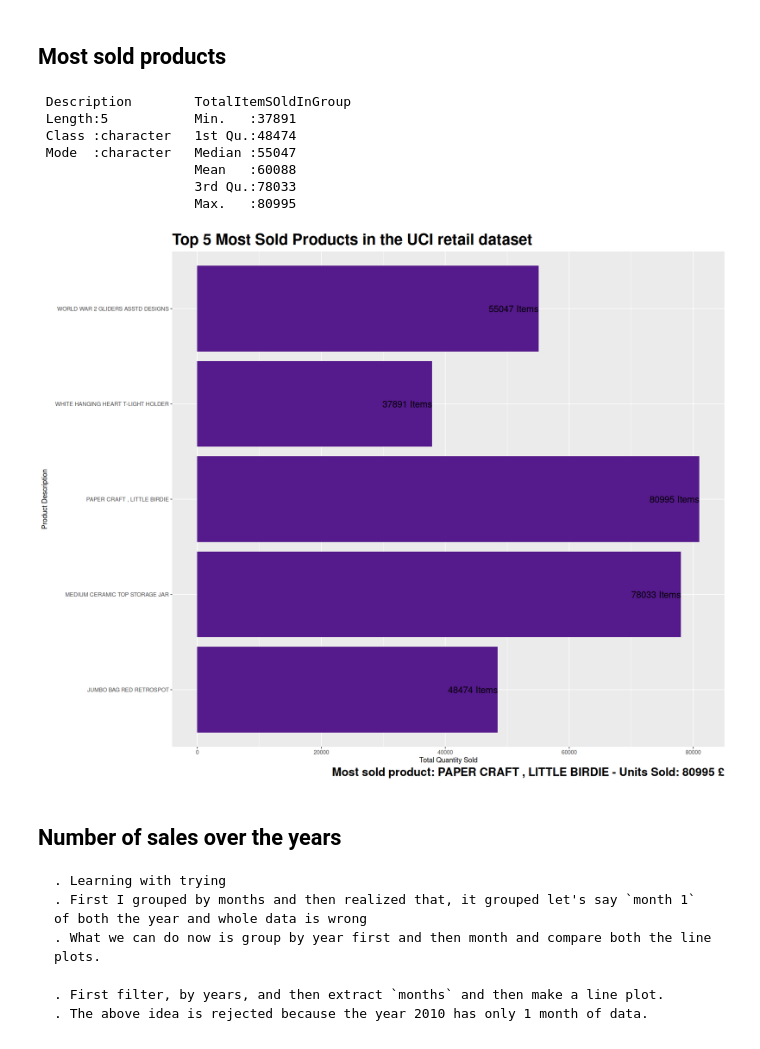
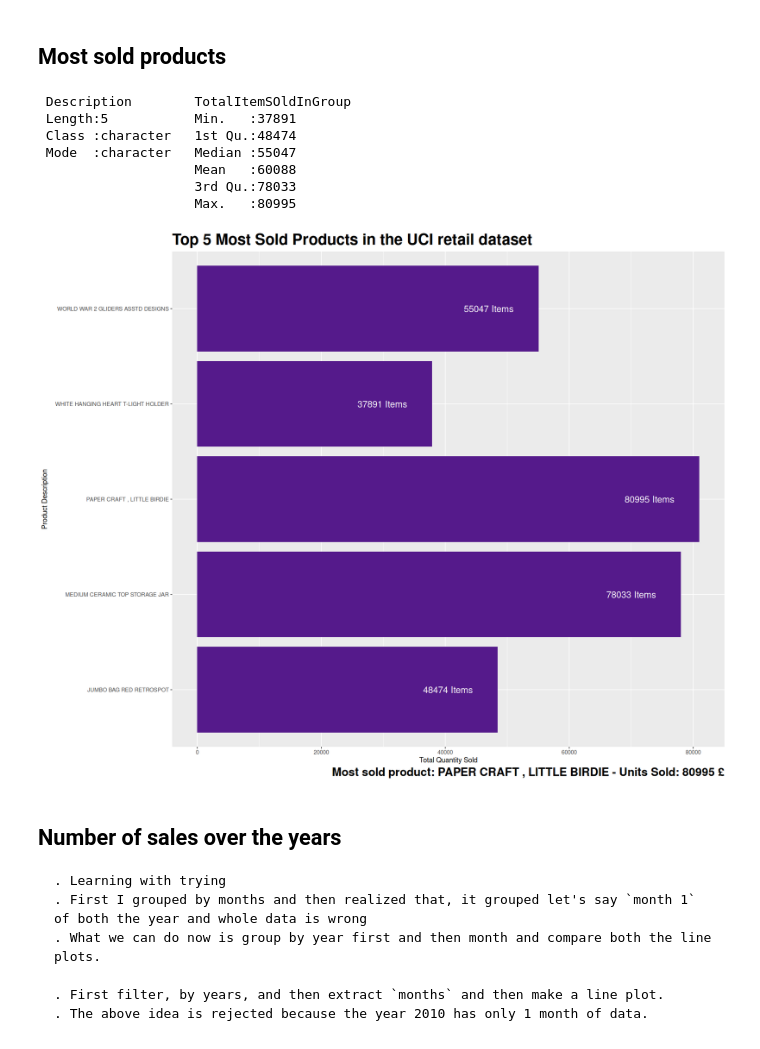
Before and after one commit to Aavash232311/DSC-105-Group-Project-, a Jupyter notebook: data.ipynb, the cells around one changed output. Cells and saved outputs as stored; diff of their text form; code cells hidden in the pictures.

Commit message:
ggplot bar chart of top 5 most sold product, bin label color contrast fixed

```diff
--- a/data.ipynb
+++ b/data.ipynb
@@ -215,36 +215,36 @@ summarized_by_product <- summarise(grouped_products, TotalItemSOldInGroup = sum(
 #    p1      1
 #    group_by greats group, and sum does the summing of those, with na.rm ignoring values
 #    p1      (1, 1)
 #    p2      (2)
 # */
 ordered_by_product_sold <- summarized_by_product[order(summarized_by_product$TotalItemSOldInGroup, decreasing=TRUE), ] # why order because it gives the indices
 top_5_items_sold <- head(ordered_by_product_sold, 5)
 
 # stat="identity" meaning the value of the chart are directly determined by y-values, by default stat="count" uses height as frequency
 ggplot(top_5_items_sold, aes(x=Description, y=TotalItemSOldInGroup)) + geom_bar(stat = "identity", fill="purple4") +
 labs(
     title = "Top 5 Most Sold Products in the UCI retail dataset",
     x = "Product Description",
     y = "Total Quantity Sold",
     caption = paste("Most sold product:", top_5_items_sold$Description[1],
                     "- Units Sold:", top_5_items_sold$TotalItemSOldInGroup[1], "£")
 ) + coord_flip() + geom_text(aes(label = paste(TotalItemSOldInGroup, "Items")),
-            hjust = 1.0,             # nudges labels right since chart is flipped, horizontal justification
+            hjust = 1.5,             # nudges labels right since chart is flipped, horizontal justification
             size = 5,
-            color = "black") + theme(
+            color = "white") + theme(
    plot.caption = element_text(size = 18, face = "bold"),
    plot.title = element_text(size=24, face="bold"),
 ) # it flips the barchart for better visibility
 summary(top_5_items_sold)
 # %% [output]
  Description        TotalItemSOldInGroup
  Length:5           Min.   :37891
  Class :character   1st Qu.:48474
  Mode  :character   Median :55047
                     Mean   :60088
                     3rd Qu.:78033
                     Max.   :80995
-[figure, old version]
+[figure, new version]
 # %% [markdown]
 ## Number of sales over the years
     . Learning with trying
```
